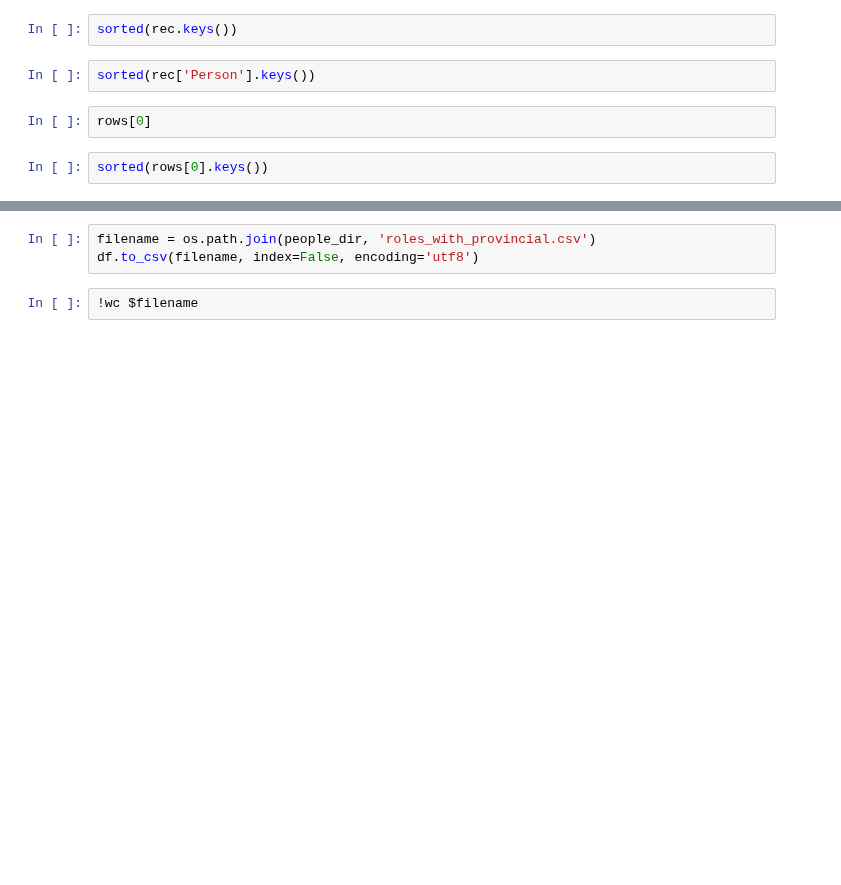
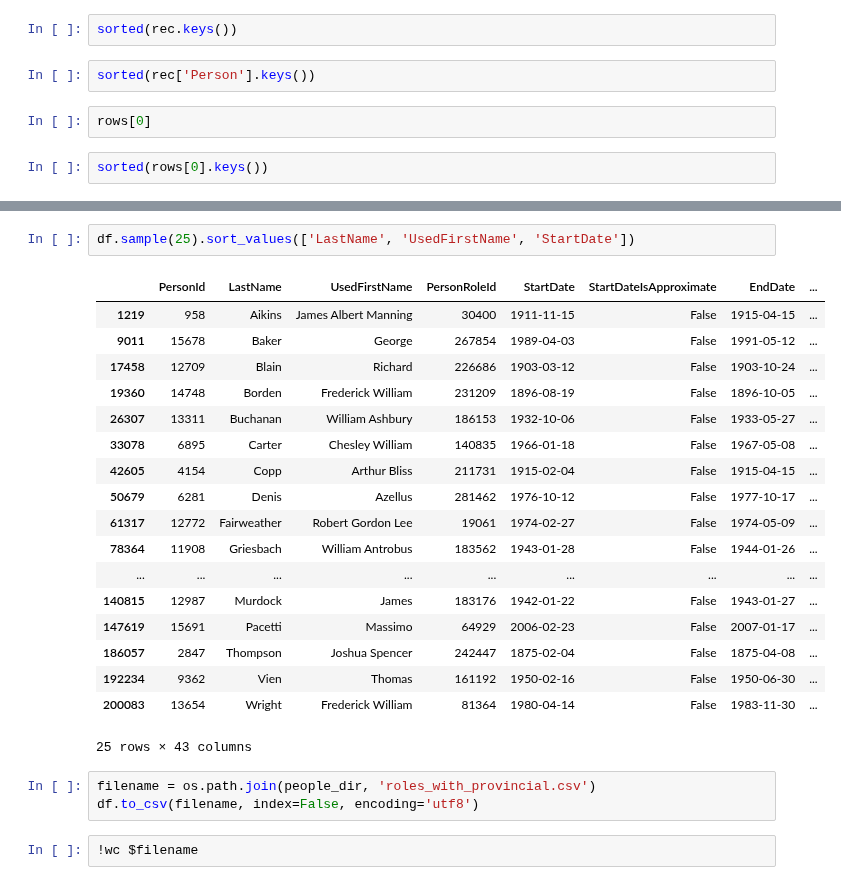
Before and after one commit to nedgar/parleh, a Jupyter notebook: notebooks/Parliamentary data.ipynb, the cells around one changed output, grey strips where cells are left out. Saved outputs shown, nothing was run; the diff lists cells and outputs as text; blank space fills up the shorter version.

```diff
--- a/notebooks/Parliamentary data.ipynb
+++ b/notebooks/Parliamentary data.ipynb
@@ -354,3 +395,24 @@ df.count()
+# %%
+df.sample(25).sort_values(['LastName', 'UsedFirstName', 'StartDate'])
+# %% [output]
+|  | PersonId | LastName | UsedFirstName | PersonRoleId | StartDate | StartDateIsApproximate | EndDate | ... |
+| 1219 | 958 | Aikins | James Albert Manning | 30400 | 1911-11-15 | False | 1915-04-15 | ... |
+| 9011 | 15678 | Baker | George | 267854 | 1989-04-03 | False | 1991-05-12 | ... |
+| 17458 | 12709 | Blain | Richard | 226686 | 1903-03-12 | False | 1903-10-24 | ... |
+| 19360 | 14748 | Borden | Frederick William | 231209 | 1896-08-19 | False | 1896-10-05 | ... |
+| 26307 | 13311 | Buchanan | William Ashbury | 186153 | 1932-10-06 | False | 1933-05-27 | ... |
+| 33078 | 6895 | Carter | Chesley William | 140835 | 1966-01-18 | False | 1967-05-08 | ... |
+| 42605 | 4154 | Copp | Arthur Bliss | 211731 | 1915-02-04 | False | 1915-04-15 | ... |
+| 50679 | 6281 | Denis | Azellus | 281462 | 1976-10-12 | False | 1977-10-17 | ... |
+| 61317 | 12772 | Fairweather | Robert Gordon Lee | 19061 | 1974-02-27 | False | 1974-05-09 | ... |
+| 78364 | 11908 | Griesbach | William Antrobus | 183562 | 1943-01-28 | False | 1944-01-26 | ... |
+| ... | ... | ... | ... | ... | ... | ... | ... | ... |
+| 140815 | 12987 | Murdock | James | 183176 | 1942-01-22 | False | 1943-01-27 | ... |
+| 147619 | 15691 | Pacetti | Massimo | 64929 | 2006-02-23 | False | 2007-01-17 | ... |
+| 186057 | 2847 | Thompson | Joshua Spencer | 242447 | 1875-02-04 | False | 1875-04-08 | ... |
+| 192234 | 9362 | Vien | Thomas | 161192 | 1950-02-16 | False | 1950-06-30 | ... |
+| 200083 | 13654 | Wright | Frederick William | 81364 | 1980-04-14 | False | 1983-11-30 | ... |
+25 rows × 43 columns
 # %%
 filename = os.path.join(people_dir, 'roles_with_provincial.csv')
 df.to_csv(filename, index=False, encoding='utf8')
```
Also changed, not shown: parts of 8 cells of this notebook.
